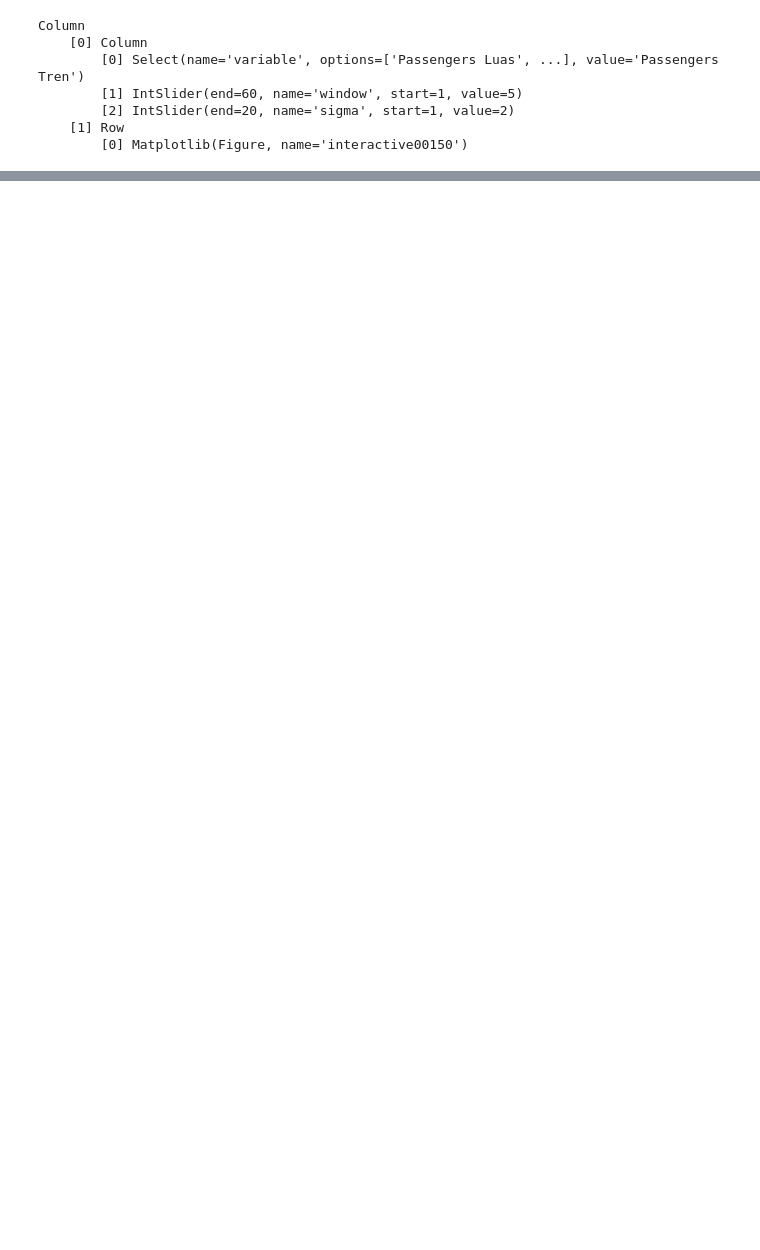
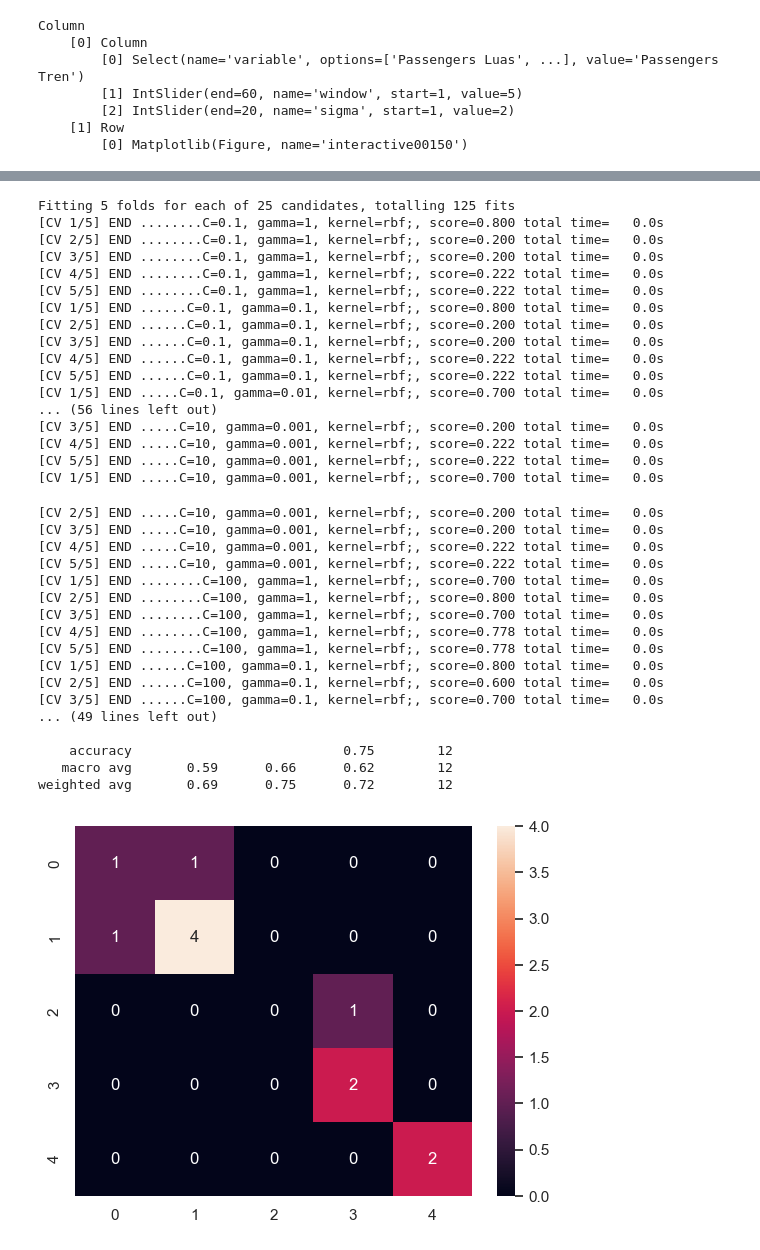
Before and after one commit to EdMendoza93/2023162, a Jupyter notebook: MSC_DA_CA2.ipynb, the cells around one changed output, grey strips where cells are left out. Cells and saved outputs as stored; diff of their text form; code cells hidden in the pictures; blank space fills up the shorter version.

```diff
--- a/MSC_DA_CA2.ipynb
+++ b/MSC_DA_CA2.ipynb
@@ -700,0 +824,47 @@ Test accuracy: 0.7454545497894287
+# %%
+from sklearn.model_selection import GridSearchCV
+param_grid = {'C':[0.1,1,10,100,1000],'gamma':[1,0.1,0.01,0.001,0.001], 'kernel':['rbf']}
+grid = GridSearchCV(SVC(),param_grid,verbose = 4)
+grid.fit(X_train_scaled,y_train)
+grid.best_params_
+grid.best_estimator_
+grid_predictions = grid.predict(X_test_scaled)
+cmG = confusion_matrix(y_test,grid_predictions)
+sns.heatmap(cmG, annot=True)
+print(classification_report(y_test,grid_predictions))
+# %% [output]
+Fitting 5 folds for each of 25 candidates, totalling 125 fits
+[CV 1/5] END ........C=0.1, gamma=1, kernel=rbf;, score=0.800 total time=   0.0s
+[CV 2/5] END ........C=0.1, gamma=1, kernel=rbf;, score=0.200 total time=   0.0s
+[CV 3/5] END ........C=0.1, gamma=1, kernel=rbf;, score=0.200 total time=   0.0s
+[CV 4/5] END ........C=0.1, gamma=1, kernel=rbf;, score=0.222 total time=   0.0s
+[CV 5/5] END ........C=0.1, gamma=1, kernel=rbf;, score=0.222 total time=   0.0s
+[CV 1/5] END ......C=0.1, gamma=0.1, kernel=rbf;, score=0.800 total time=   0.0s
+[CV 2/5] END ......C=0.1, gamma=0.1, kernel=rbf;, score=0.200 total time=   0.0s
+[CV 3/5] END ......C=0.1, gamma=0.1, kernel=rbf;, score=0.200 total time=   0.0s
+[CV 4/5] END ......C=0.1, gamma=0.1, kernel=rbf;, score=0.222 total time=   0.0s
+[CV 5/5] END ......C=0.1, gamma=0.1, kernel=rbf;, score=0.222 total time=   0.0s
+[CV 1/5] END .....C=0.1, gamma=0.01, kernel=rbf;, score=0.700 total time=   0.0s
+... (56 lines left out)
+[CV 3/5] END .....C=10, gamma=0.001, kernel=rbf;, score=0.200 total time=   0.0s
+[CV 4/5] END .....C=10, gamma=0.001, kernel=rbf;, score=0.222 total time=   0.0s
+[CV 5/5] END .....C=10, gamma=0.001, kernel=rbf;, score=0.222 total time=   0.0s
+[CV 1/5] END .....C=10, gamma=0.001, kernel=rbf;, score=0.700 total time=   0.0s
+[CV 2/5] END .....C=10, gamma=0.001, kernel=rbf;, score=0.200 total time=   0.0s
+[CV 3/5] END .....C=10, gamma=0.001, kernel=rbf;, score=0.200 total time=   0.0s
+[CV 4/5] END .....C=10, gamma=0.001, kernel=rbf;, score=0.222 total time=   0.0s
+[CV 5/5] END .....C=10, gamma=0.001, kernel=rbf;, score=0.222 total time=   0.0s
+[CV 1/5] END ........C=100, gamma=1, kernel=rbf;, score=0.700 total time=   0.0s
+[CV 2/5] END ........C=100, gamma=1, kernel=rbf;, score=0.800 total time=   0.0s
+[CV 3/5] END ........C=100, gamma=1, kernel=rbf;, score=0.700 total time=   0.0s
+[CV 4/5] END ........C=100, gamma=1, kernel=rbf;, score=0.778 total time=   0.0s
+[CV 5/5] END ........C=100, gamma=1, kernel=rbf;, score=0.778 total time=   0.0s
+[CV 1/5] END ......C=100, gamma=0.1, kernel=rbf;, score=0.800 total time=   0.0s
+[CV 2/5] END ......C=100, gamma=0.1, kernel=rbf;, score=0.600 total time=   0.0s
+[CV 3/5] END ......C=100, gamma=0.1, kernel=rbf;, score=0.700 total time=   0.0s
+... (49 lines left out)
+
+    accuracy                           0.75        12
+   macro avg       0.59      0.66      0.62        12
+weighted avg       0.69      0.75      0.72        12
+[figure, added]
```
Also changed, not shown: parts of 90 cells of this notebook.
